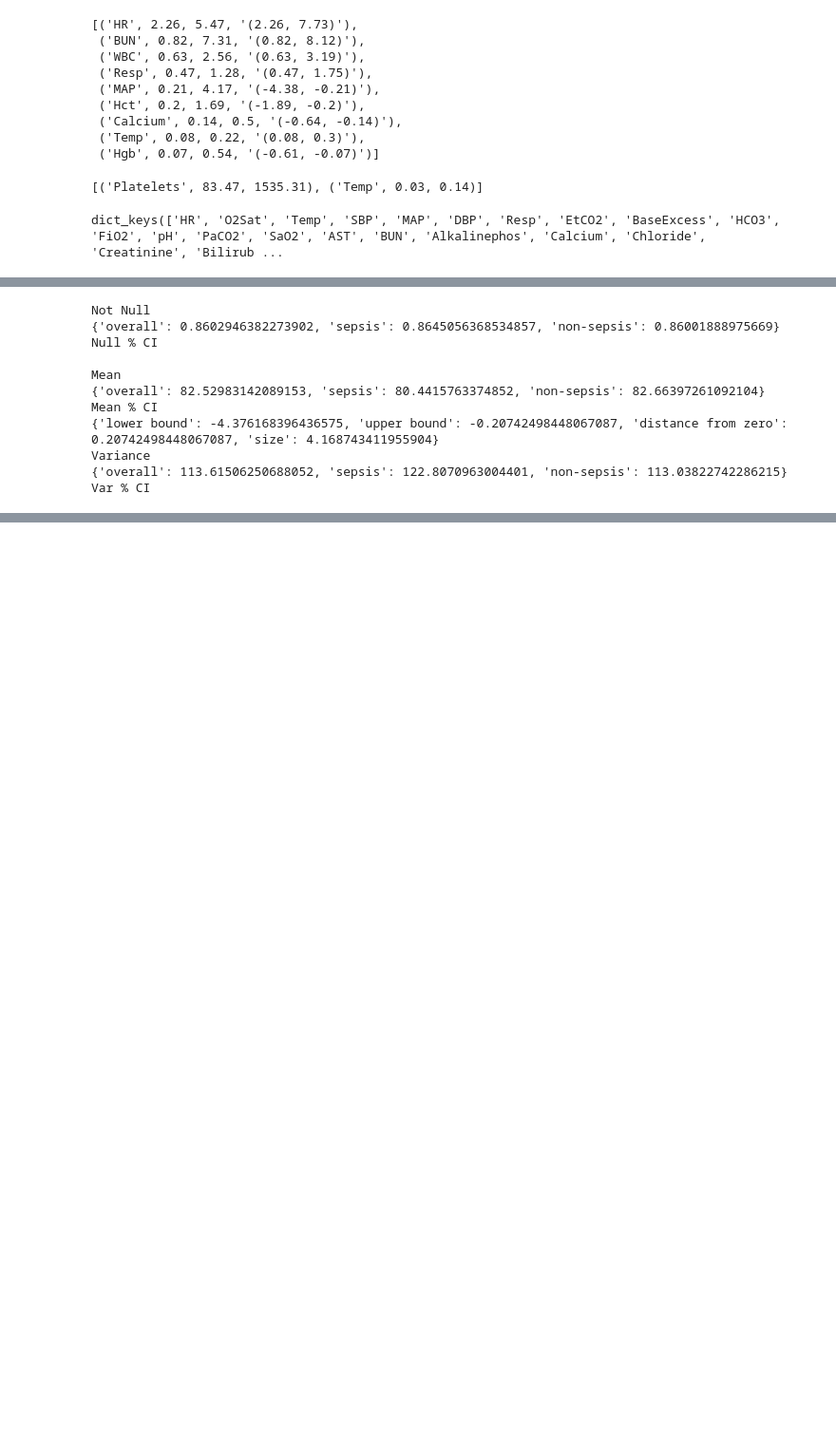
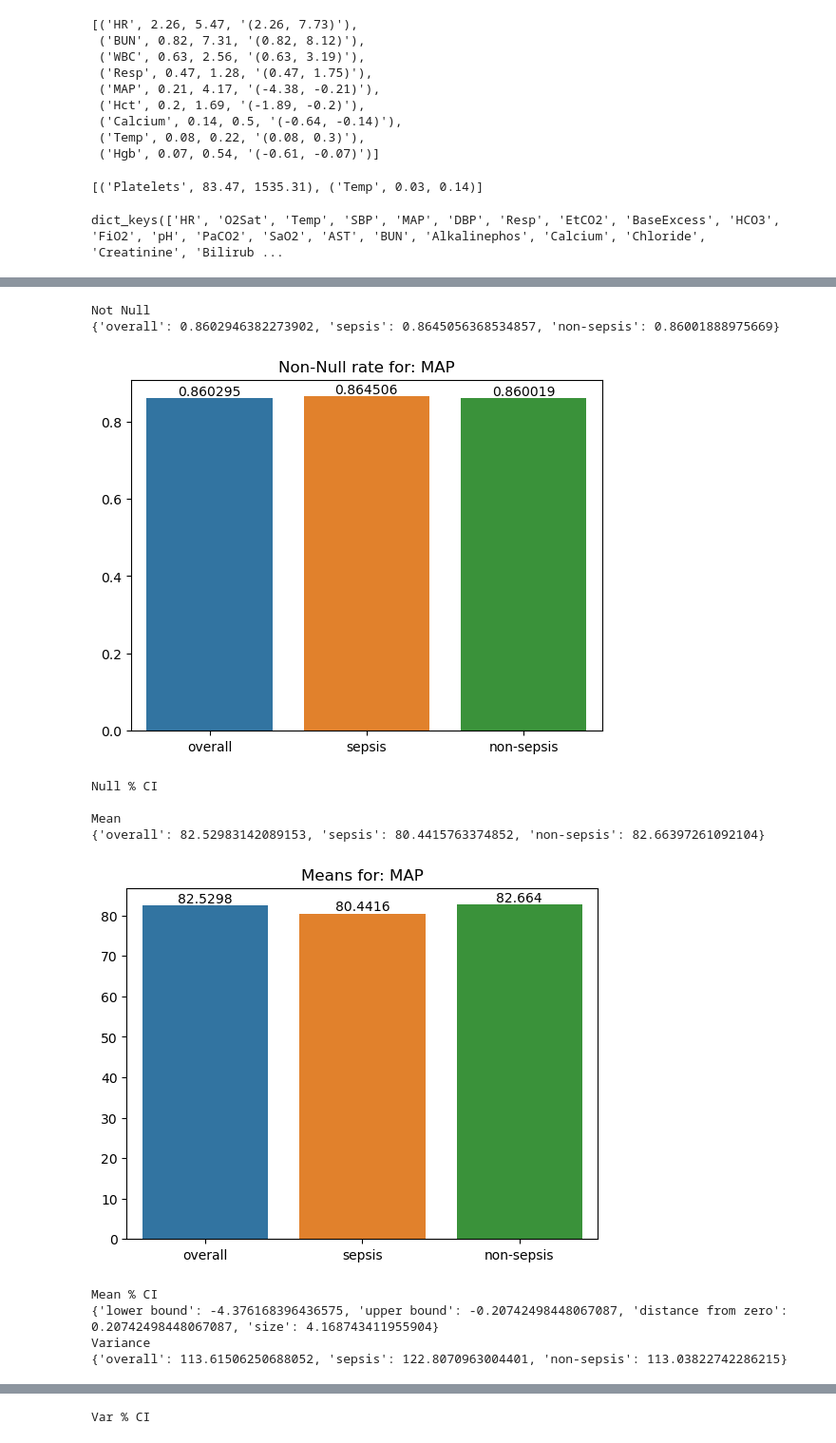
Before and after one commit to TamirShazman/Data-analysis-and-presentation, a Jupyter notebook: HW1/Data_Analysis.ipynb, the cells around one changed output, grey strips where cells are left out. Shown at 95% size. Cells and saved outputs as stored; diff of their text form; code cells hidden in the pictures; blank space fills up the shorter version.

```diff
--- a/HW1/Data_Analysis.ipynb
+++ b/HW1/Data_Analysis.ipynb
@@ -383,42 +348,67 @@ check_feature = 'MAP'
 try:
     print("Not Null")
     print(null_percentages[check_feature])
+    null_temp_df = pd.DataFrame.from_dict(null_percentages[check_feature], orient='index').reset_index()
+    ax = sns.barplot(data=null_temp_df, x='index', y=0)
+    for i in ax.containers:
+        ax.bar_label(i,)
+    plt.title("Non-Null rate for: " + check_feature)
+    plt.xlabel("")
+    plt.ylabel("")
+    plt.show()
 except:
     print()
 try:
     print("Null % CI")
     print(null_CI[check_feature])
 except:
     print()
 try:
     print("Mean")
     print(means[check_feature])
+    mean_temp_df = pd.DataFrame.from_dict(means[check_feature], orient='index').reset_index()
+    ax = sns.barplot(data=mean_temp_df, x='index', y=0)
+    for i in ax.containers:
+        ax.bar_label(i,)
+    plt.title('Means for: ' + check_feature)
+    plt.xlabel("")
+    plt.ylabel("")
+    plt.show()
 except:
     print()
 try:
     print("Mean % CI")
     print(mean_CI[check_feature])
 except:
     print()
 try:
     print("Variance")
     print(vars[check_feature])
+    var_temp_df = pd.DataFrame.from_dict(vars[check_feature], orient='index').reset_index()
+    ax = sns.barplot(data=var_temp_df, x='index', y=0)
+    for i in ax.containers:
+        ax.bar_label(i,)
+    plt.title("Variances for: " + check_feature)
+    plt.xlabel("")
+    plt.ylabel("")
+    plt.show()
 except:
     print()
 try:
     print("Var % CI")
     print(var_CI[check_feature])
 except:
     print()
 # %% [output]
 Not Null
 {'overall': 0.8602946382273902, 'sepsis': 0.8645056368534857, 'non-sepsis': 0.86001888975669}
-Null % CI
-
-Mean
-{'overall': 82.52983142089153, 'sepsis': 80.4415763374852, 'non-sepsis': 82.66397261092104}
-Mean % CI
-{'lower bound': -4.376168396436575, 'upper bound': -0.20742498448067087, 'distance from zero': 0.20742498448067087, 'size': 4.168743411955904}
-Variance
-{'overall': 113.61506250688052, 'sepsis': 122.8070963004401, 'non-sepsis': 113.03822742286215}
-Var % CI
+[figure, added]
+Null % CI
+
+Mean
+{'overall': 82.52983142089153, 'sepsis': 80.4415763374852, 'non-sepsis': 82.66397261092104}
+[figure, added]
+Mean % CI
+{'lower bound': -4.376168396436575, 'upper bound': -0.20742498448067087, 'distance from zero': 0.20742498448067087, 'size': 4.168743411955904}
+Variance
+{'overall': 113.61506250688052, 'sepsis': 122.8070963004401, 'non-sepsis': 113.03822742286215}
@@ -424,0 +416 @@ Var % CI
+Var % CI
```
Also changed, not shown: parts of 36 cells of this notebook, 5 other files.
